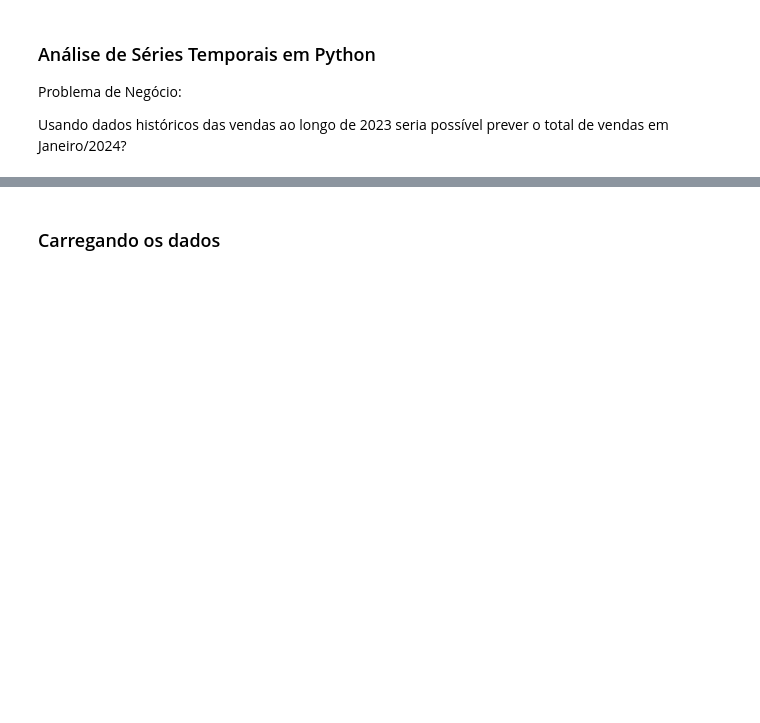
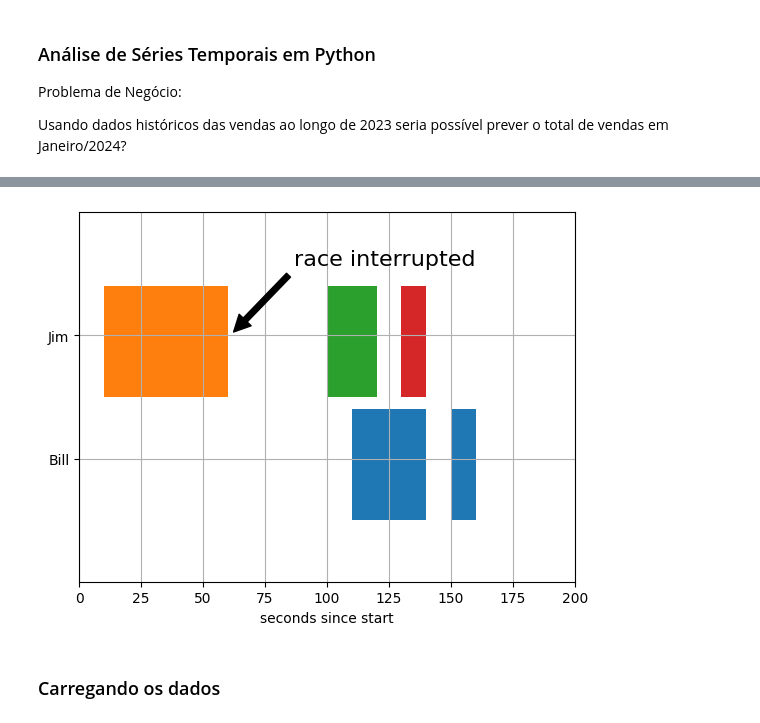
Before and after one commit to AllvMjr/dsa, a Jupyter notebook: cap16/series_temporais.ipynb, the cells around one changed output, grey strips where cells are left out. Cells and saved outputs as stored; diff of their text form; code cells hidden in the pictures; blank space fills up the shorter version.

```diff
--- a/cap16/series_temporais.ipynb
+++ b/cap16/series_temporais.ipynb
@@ -17,6 +15,26 @@ import pandas as pd
 import matplotlib.pyplot as plt
 import seaborn as sns
 from statsmodels.tsa.holtwinters import SimpleExpSmoothing
+# %%
+# Horizontal bar plot with gaps
+fig, ax = plt.subplots()
+ax.broken_barh([(110, 30), (150, 10)], (10, 9), facecolors='tab:blue')
+ax.broken_barh([(10, 50), (100, 20), (130, 10)], (20, 9),
+               facecolors=('tab:orange', 'tab:green', 'tab:red'))
+ax.set_ylim(5, 35)
+ax.set_xlim(0, 200)
+ax.set_xlabel('seconds since start')
+ax.set_yticks([15, 25], labels=['Bill', 'Jim'])     # Modify y-axis tick labels
+ax.grid(True)                                       # Make grid lines visible
+ax.annotate('race interrupted', (61, 25),
+            xytext=(0.8, 0.9), textcoords='axes fraction',
+            arrowprops=dict(facecolor='black', shrink=0.05),
+            fontsize=16,
+            horizontalalignment='right', verticalalignment='top')
+
+plt.show()
+# %% [output]
+[figure, added]
 # %% [markdown]
 ### Carregando os dados
 # %%
```
Also changed, not shown: parts of 21 cells of this notebook.
